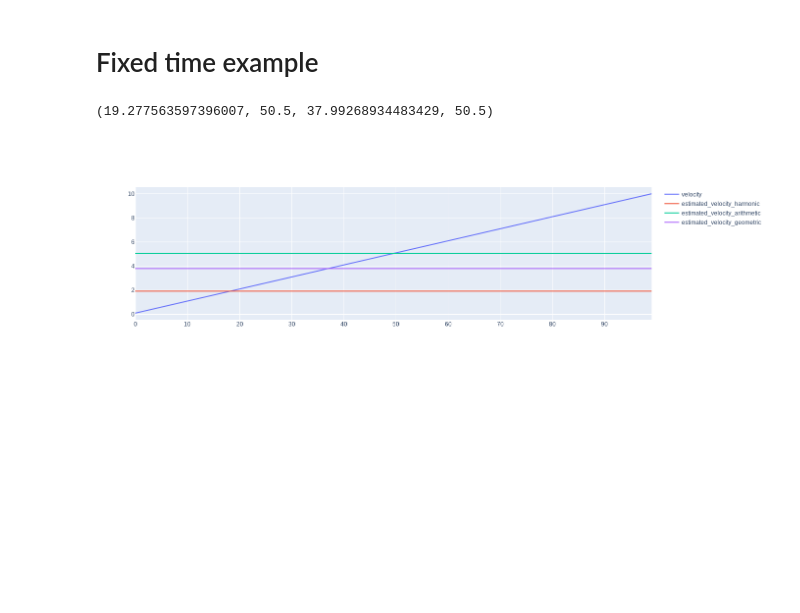
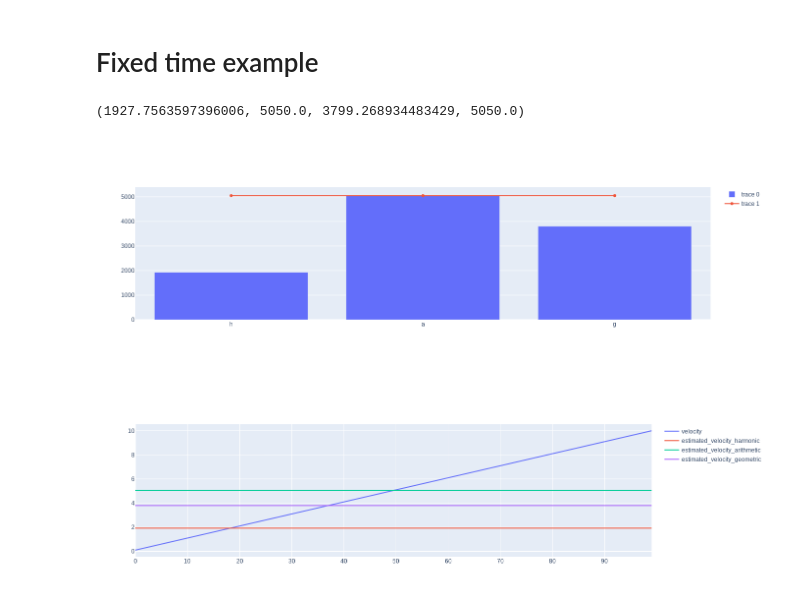
Before and after one commit to wolfenfeld/ML-Tutorials, a Jupyter notebook: notebooks/Untitled1.ipynb, the cells around one changed output. Drawn from its saved outputs; the diff is of its cells as text; code cells hidden in the pictures; blank space fills up the shorter version.

```diff
--- a/notebooks/Untitled1.ipynb
+++ b/notebooks/Untitled1.ipynb
@@ -130,9 +79,14 @@ harmonic_mean_v = hmean(v_i)
 arithmetic_mean_v = np.mean(v_i)
 geometric_mean_v = gmean(v_i)
 # %%
-(harmonic_mean_v*t_i).sum(),(arithmetic_mean_v*t_i).sum() , (geometric_mean_v*t_i).sum() , x_i.sum()/n
+(n*harmonic_mean_v*t_i).sum(),(n*arithmetic_mean_v*t_i).sum() , (n*geometric_mean_v*t_i).sum() , x_i.sum()
 # %% [output]
-(19.277563597396007, 50.5, 37.99268934483429, 50.5)
+(1927.7563597396006, 5050.0, 3799.268934483429, 5050.0)
+# %%
+iplot(go.Figure(data=[go.Bar(x=['h','a','g'],y=[(n*harmonic_mean_v*t_i).sum(),(n*arithmetic_mean_v*t_i).sum() , (n*geometric_mean_v*t_i).sum()]),
+                      go.Scatter(x=['h','a','g'],y=[x_i.sum()]*3)]))
+# %% [output]
+[figure, added]
 # %%
 iplot(go.Figure(data=[go.Scatter(x=list(range(n)),y=v_i,name='velocity'),
                       go.Scatter(x=list(range(n)),y=[harmonic_mean_v for i in range(n)],name='estimated_velocity_harmonic'),
```
Also changed, not shown: parts of 8 cells of this notebook.
